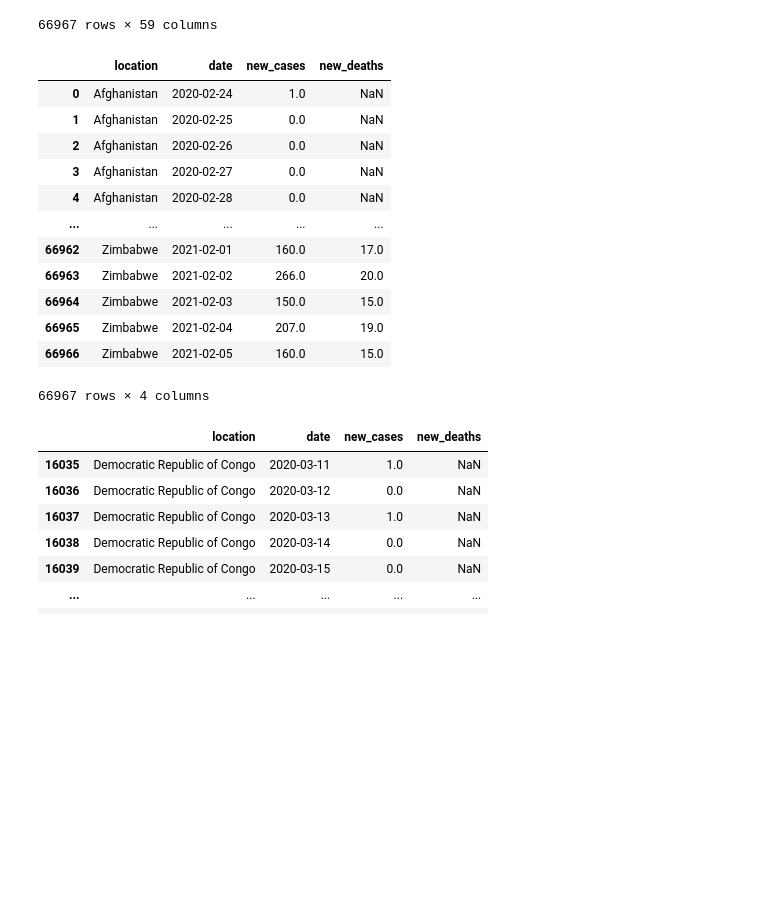
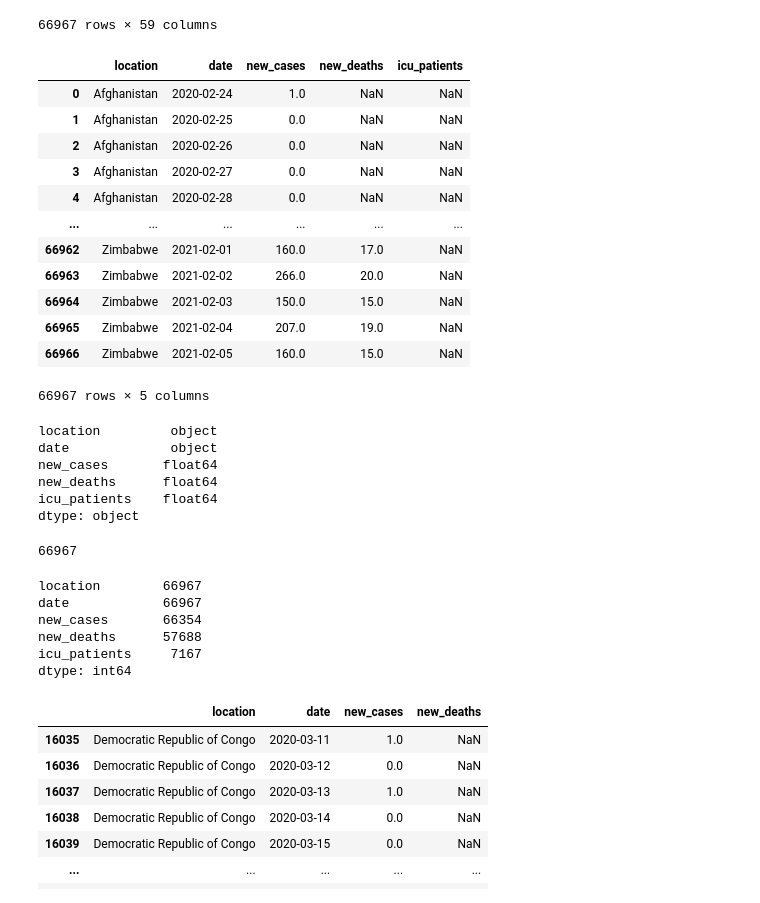
Before and after one commit to Kpearson72/etl-project-team4, a Jupyter notebook: Avery_working_directory/Avery_working_covid_data_per_country.ipynb, the cells around one changed output. Saved outputs shown, nothing was run; the diff lists cells and outputs as text; code cells hidden in the pictures; blank space fills up the shorter version.

```diff
--- a/Avery_working_directory/Avery_working_covid_data_per_country.ipynb
+++ b/Avery_working_directory/Avery_working_covid_data_per_country.ipynb
@@ -27,17 +25,39 @@ for col in
 # %%
-covid_df = covid_df_raw[['location', 'date', 'new_cases', 'new_deaths']]
+covid_df = covid_df_raw[['location', 'date', 'new_cases', 'new_deaths', 'icu_patients']]
 covid_df
 # %% [output]
-|  | location | date | new_cases | new_deaths |
-| 0 | Afghanistan | 2020-02-24 | 1.0 | NaN |
-| 1 | Afghanistan | 2020-02-25 | 0.0 | NaN |
-| 2 | Afghanistan | 2020-02-26 | 0.0 | NaN |
-| 3 | Afghanistan | 2020-02-27 | 0.0 | NaN |
-| 4 | Afghanistan | 2020-02-28 | 0.0 | NaN |
-| ... | ... | ... | ... | ... |
-| 66962 | Zimbabwe | 2021-02-01 | 160.0 | 17.0 |
-| 66963 | Zimbabwe | 2021-02-02 | 266.0 | 20.0 |
-| 66964 | Zimbabwe | 2021-02-03 | 150.0 | 15.0 |
-| 66965 | Zimbabwe | 2021-02-04 | 207.0 | 19.0 |
-| 66966 | Zimbabwe | 2021-02-05 | 160.0 | 15.0 |
+|  | location | date | new_cases | new_deaths | icu_patients |
+| 0 | Afghanistan | 2020-02-24 | 1.0 | NaN | NaN |
+| 1 | Afghanistan | 2020-02-25 | 0.0 | NaN | NaN |
+| 2 | Afghanistan | 2020-02-26 | 0.0 | NaN | NaN |
+| 3 | Afghanistan | 2020-02-27 | 0.0 | NaN | NaN |
+| 4 | Afghanistan | 2020-02-28 | 0.0 | NaN | NaN |
+| ... | ... | ... | ... | ... | ... |
+| 66962 | Zimbabwe | 2021-02-01 | 160.0 | 17.0 | NaN |
+| 66963 | Zimbabwe | 2021-02-02 | 266.0 | 20.0 | NaN |
+| 66964 | Zimbabwe | 2021-02-03 | 150.0 | 15.0 | NaN |
+| 66965 | Zimbabwe | 2021-02-04 | 207.0 | 19.0 | NaN |
+| 66966 | Zimbabwe | 2021-02-05 | 160.0 | 15.0 | NaN |
-66967 rows × 4 columns
+66967 rows × 5 columns
+# %%
+covid_df.dtypes
+# %% [output]
+location         object
+date             object
+new_cases       float64
+new_deaths      float64
+icu_patients    float64
+dtype: object
+# %%
+covid_df.duplicated(keep=False).count()
+# %% [output]
+66967
+# %%
+covid_df.count()
+# %% [output]
+location        66967
+date            66967
+new_cases       66354
+new_deaths      57688
+icu_patients     7167
+dtype: int64
```
Also changed, not shown: parts of 3 cells of this notebook, 2 other files.
